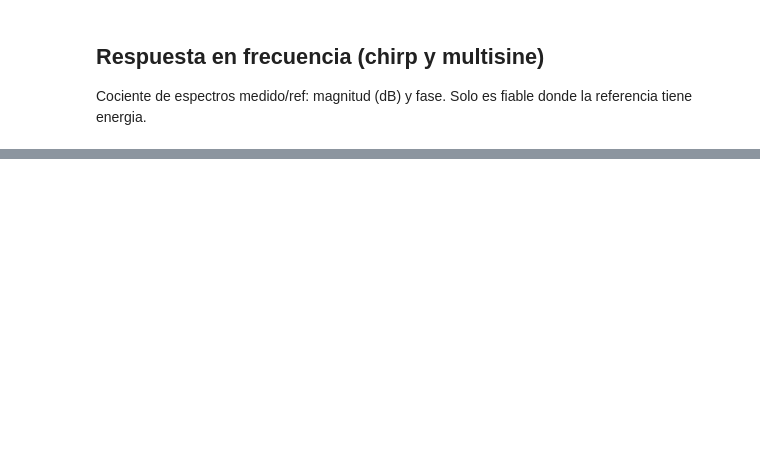
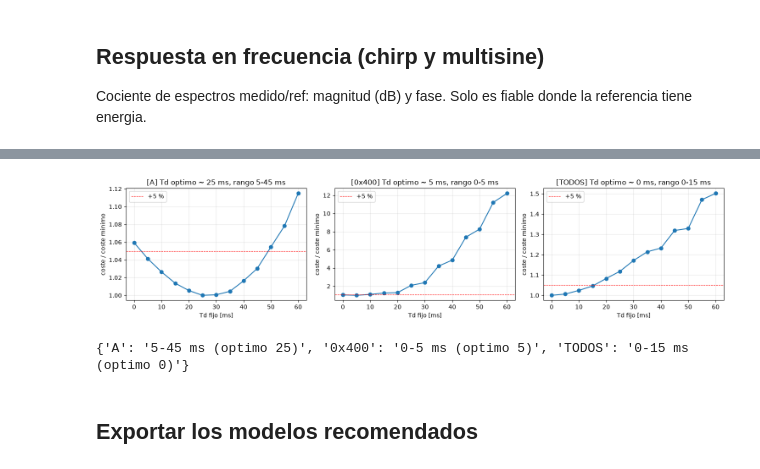
Before and after one commit to CarlitosssT/Tesis-Senecabot, a Jupyter notebook: hardware/myactuator_esp32/sysid/visualizar_sysid.ipynb, the cells around one changed output, grey strips where cells are left out. Saved outputs shown, nothing was run; the diff lists cells and outputs as text; code cells hidden in the pictures; blank space fills up the shorter version.

```diff
--- a/hardware/myactuator_esp32/sysid/visualizar_sysid.ipynb
+++ b/hardware/myactuator_esp32/sysid/visualizar_sysid.ipynb
@@ -114,0 +303,32 @@ plt.tight_layout(); plt.show()
+# %%
+PERFIL_F = DIR / 'tf_perfil.json'
+TDS = np.arange(0, 0.0601, 0.005)
+
+def perfil(g, mn):
+    fn, p0, lb, ub = MODELOS[mn]; sub = GRUPOS[g]; costes, pars = [], []
+    for Td in TDS:
+        r = lambda q: np.concatenate([(simular(fn, [Td, *q], d) - d['y']) / np.std(d['y']) for d in sub])
+        s = optimize.least_squares(r, p0[1:], bounds=(lb[1:], ub[1:]), x_scale='jac')
+        costes.append(s.cost); pars.append(list(s.x))
+    return dict(Td=list(TDS), coste=costes, params=pars)
+
+if PERFIL_F.exists() and not REFIT:
+    PERFIL = json.load(open(PERFIL_F))
+else:
+    PERFIL = {g: perfil(g, mn) for g, mn in ELEGIDO.items()}; json.dump(PERFIL, open(PERFIL_F, 'w'), indent=1)
+
+RANGO_TD = {}
+fig, axs = plt.subplots(1, len(PERFIL), figsize=(5 * len(PERFIL), 3.6))
+for ax, (g, pf) in zip(np.atleast_1d(axs), PERFIL.items()):
+    c = np.array(pf['coste']); td = np.array(pf['Td']) * 1e3; ok = c <= 1.05 * c.min()
+    RANGO_TD[g] = (td[ok].min(), td[ok].max(), td[c.argmin()])
+    ax.plot(td, c / c.min(), 'o-'); ax.axhline(1.05, color='r', ls='--', lw=.8, label='+5 %')
+    ax.set(title=f'[{g}] Td optimo ~ {RANGO_TD[g][2]:.0f} ms, rango {RANGO_TD[g][0]:.0f}-{RANGO_TD[g][1]:.0f} ms',
+           xlabel='Td fijo [ms]', ylabel='coste / coste minimo'); ax.grid(alpha=.3); ax.legend()
+plt.tight_layout(); plt.show()
+print({g: f'{a:.0f}-{b:.0f} ms (optimo {c:.0f})' for g, (a, b, c) in RANGO_TD.items()})
+# %% [output]
+[figure, added]
+{'A': '5-45 ms (optimo 25)', '0x400': '0-5 ms (optimo 5)', 'TODOS': '0-15 ms (optimo 0)'}
+# %% [markdown]
+## Exportar los modelos recomendados
```
Also changed, not shown: parts of 17 cells of this notebook, 8 other files.
